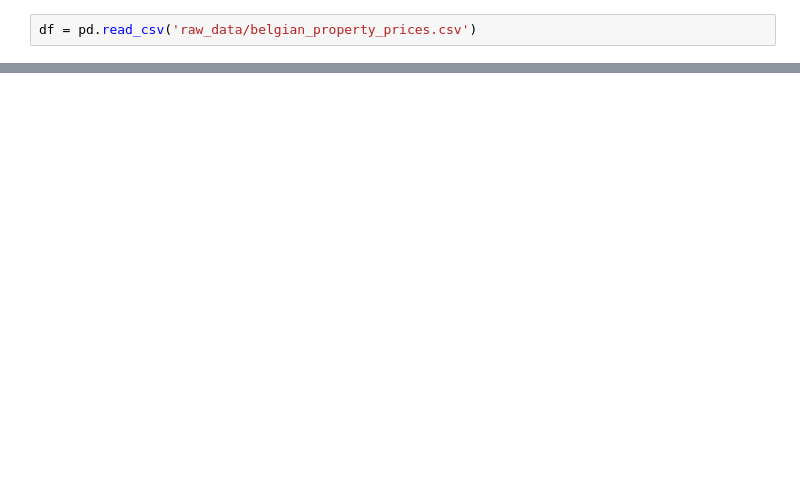
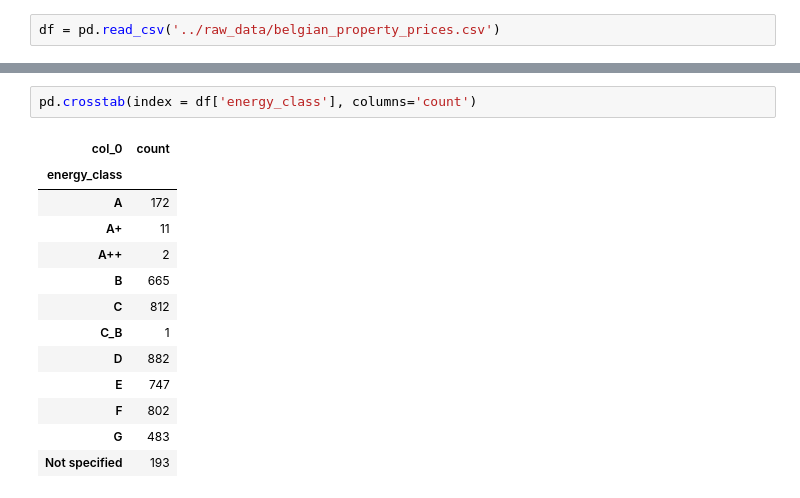
Before and after one commit to KatL99/real-estate-price-prediction, a Jupyter notebook: notebooks/Alex_preproc.ipynb, the cells around one changed output, grey strips where cells are left out. Drawn from its saved outputs; the diff is of its cells as text; blank space fills up the shorter version.

```diff
--- a/notebooks/Alex_preproc.ipynb
+++ b/notebooks/Alex_preproc.ipynb
@@ -3,2 +46,2 @@ import pandas as pd
 # %%
-df = pd.read_csv('raw_data/belgian_property_prices.csv')
+df = pd.read_csv('../raw_data/belgian_property_prices.csv')
@@ -6,0 +68,16 @@ FileNotFoundError: [Errno 2] No such file or directory: 'raw_data/belgian_proper
+# %%
+pd.crosstab(index = df['energy_class'], columns='count')
+# %% [output]
+| col_0 | count |
+| energy_class |  |
+| A | 172 |
+| A+ | 11 |
+| A++ | 2 |
+| B | 665 |
+| C | 812 |
+| C_B | 1 |
+| D | 882 |
+| E | 747 |
+| F | 802 |
+| G | 483 |
+| Not specified | 193 |
```
Also changed, not shown: parts of 55 cells of this notebook.
